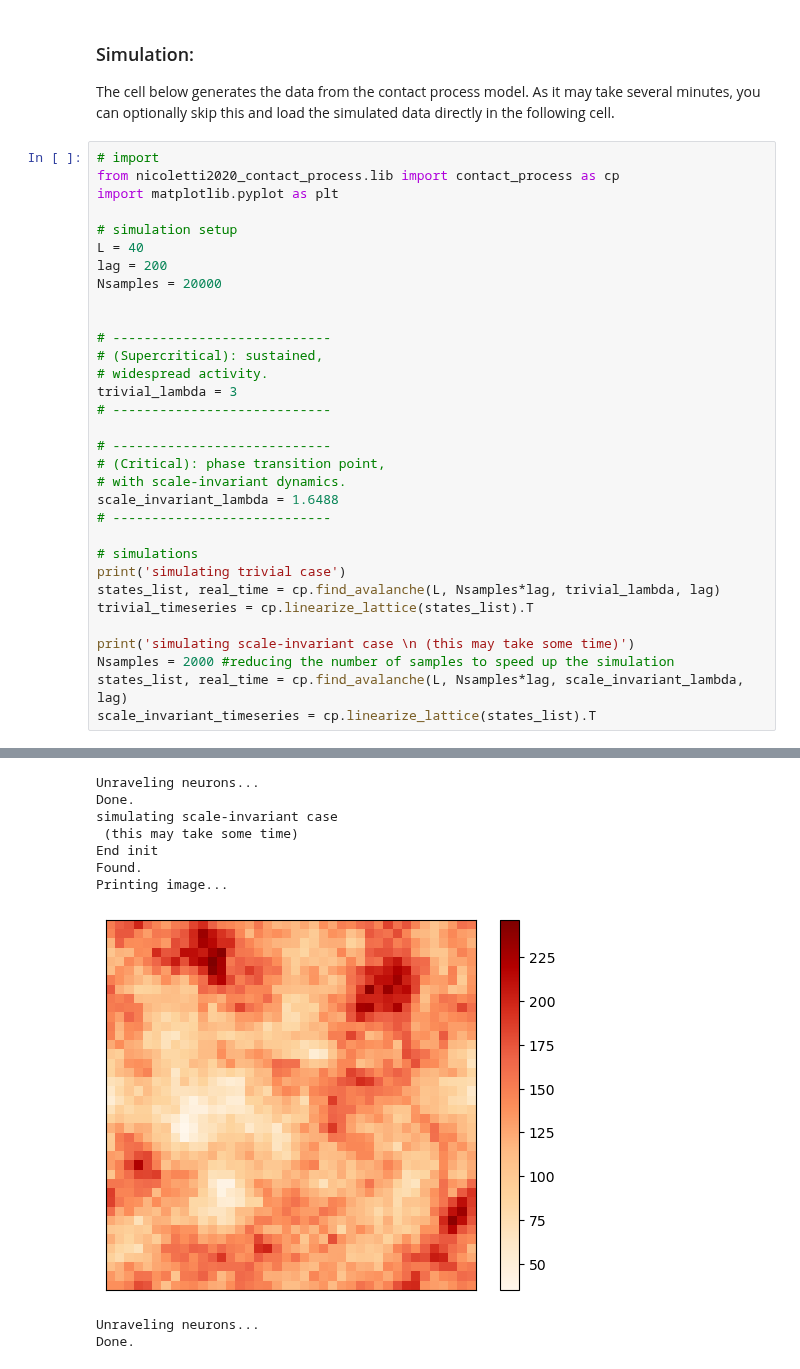
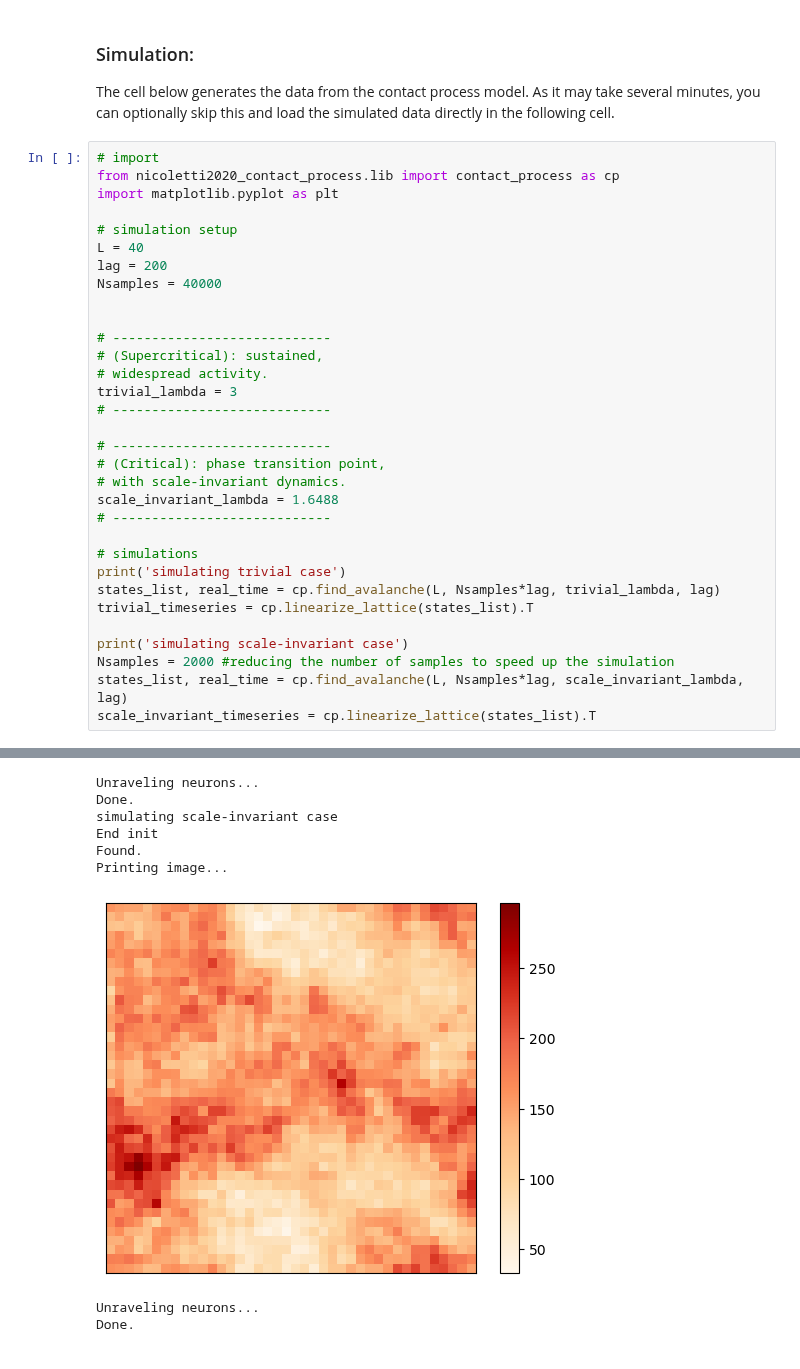
Before and after one commit to Damiaom/prg_toolbox, a Jupyter notebook: example_notebooks/example_contact_process.ipynb, the cells around one changed output, grey strips where cells are left out. Cells and saved outputs as stored; diff of their text form.

```diff
--- a/example_notebooks/example_contact_process.ipynb
+++ b/example_notebooks/example_contact_process.ipynb
@@ -26,7 +26,7 @@ import matplotlib.pyplot as plt
 # simulation setup
 L = 40
 lag = 200
-Nsamples = 20000
+Nsamples = 40000
 
 
 # ----------------------------
@@ -46,7 +46,7 @@ print('simulating trivial case')
 states_list, real_time = cp.find_avalanche(L, Nsamples*lag, trivial_lambda, lag)
 trivial_timeseries = cp.linearize_lattice(states_list).T
 
-print('simulating scale-invariant case \n (this may take some time)')
+print('simulating scale-invariant case')
 Nsamples = 2000 #reducing the number of samples to speed up the simulation
 states_list, real_time = cp.find_avalanche(L, Nsamples*lag, scale_invariant_lambda, lag)
 scale_invariant_timeseries = cp.linearize_lattice(states_list).T
@@ -59,11 +59,10 @@ Printing image...
 Unraveling neurons...
 Done.
 simulating scale-invariant case
- (this may take some time)
 End init
 Found.
 Printing image...
-[figure, old version]
+[figure, new version]
 Unraveling neurons...
 Done.
 # %% [markdown]
```
Also changed, not shown: parts of 3 cells of this notebook.
